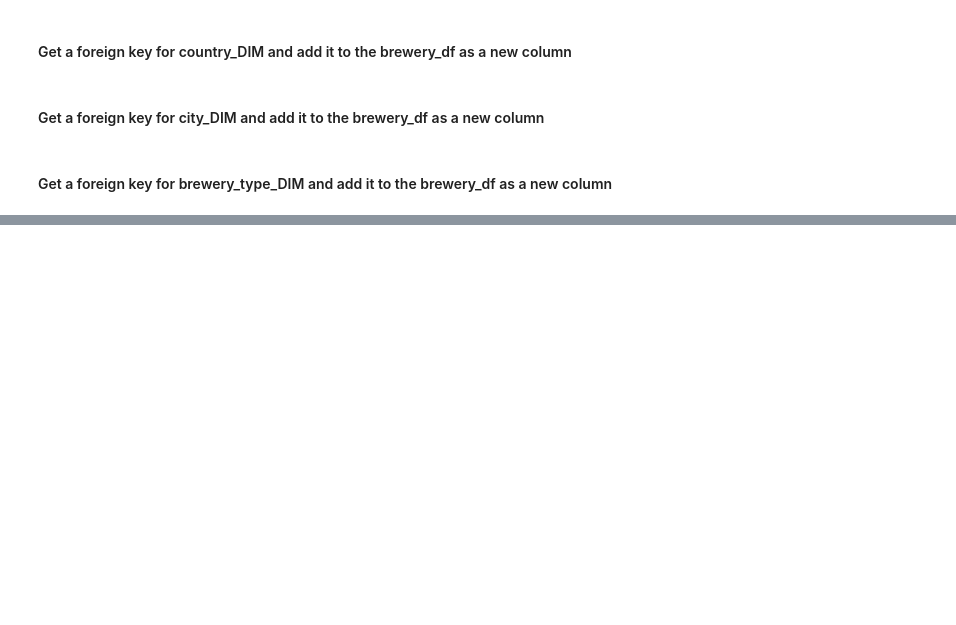
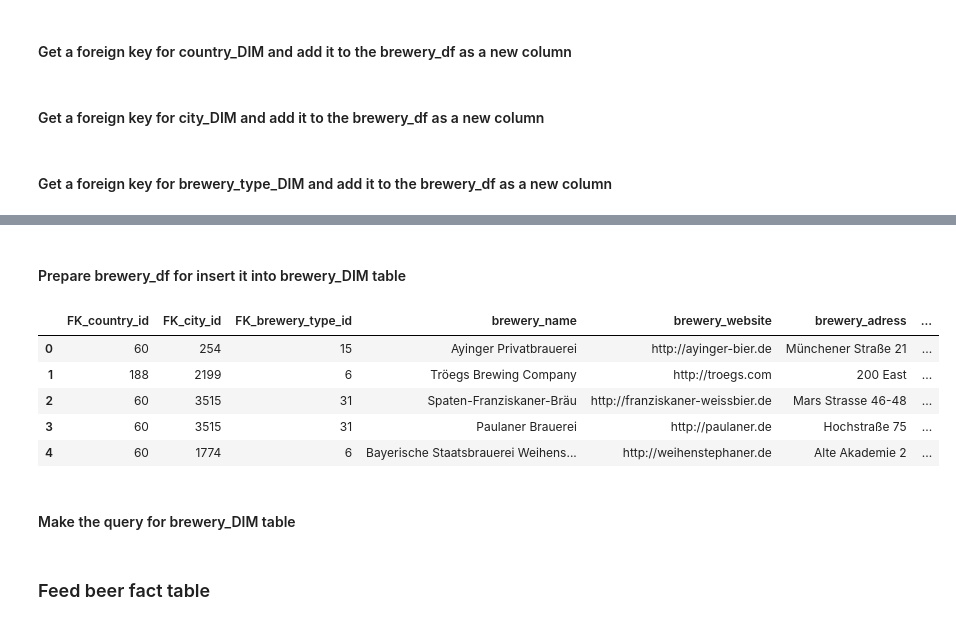
Before and after one commit to wjudt/projects_repo, a Jupyter notebook: beer_ranking_web_scraping/SQL_database_preparation.ipynb, the cells around one changed output, grey strips where cells are left out. Drawn from its saved outputs; the diff is of its cells as text; code cells hidden in the pictures; blank space fills up the shorter version.

```diff
--- a/beer_ranking_web_scraping/SQL_database_preparation.ipynb
+++ b/beer_ranking_web_scraping/SQL_database_preparation.ipynb
@@ -447,11 +478,10 @@ country_DIM_select = cursor.execute(country_DIM_select_query).fetchall()
 #Add FK_country_id column into brewery_df
 brewery_df['FK_country_id'] = None
 for row in country_DIM_select:
-    if row[2]:
-        second_condition = (brewery_df['brewery_state'] == row[2])
+    if row[2] is None:
+        country_id_mask = (brewery_df['brewery_country'] == row[1]) & (brewery_df['brewery_state'].isnull())
     else:
-        second_condition = ~(brewery_df['brewery_state'] == row[2])
-    country_id_mask = (brewery_df['brewery_country'] == row[1]) & second_condition
+        country_id_mask = (brewery_df['brewery_country'] == row[1]) & (brewery_df['brewery_state'] == row[2])
     brewery_df['FK_country_id'].loc[country_id_mask] = row[0]
 # %% [markdown]
 #### Get a foreign key for city_DIM and add it to the  brewery_df as a new column
@@ -474,10 +504,17 @@ for row in city_DIM_select:
 brewery_type_DIM_select_query = "SELECT * FROM [beer_db].[dbo].[brewery_type_DIM]"
 
 # Execute the query.
-city_DIM_select = cursor.execute(brewery_type_DIM_select_query).fetchall()
+brewery_type_DIM_select = cursor.execute(brewery_type_DIM_select_query).fetchall()
 
-#Add FK_city_id column into brewery_df
-# brewery_df['FK_city_id'] = None
-# for row in city_DIM_select:
-#     city_id_mask = brewery_df['brewery_city'] == row[1]
-#     brewery_df['FK_city_id'].loc[city_id_mask] = row[0]
+# Generate a boolean mask from brewery types list of lists - now i know that lists inside dataseries are very annoying
+brewery_types_unique_items = to_1D(brewery_df["brewery_type"]).value_counts()
+brewery_types_bool_df = boolean_df(brewery_df["brewery_type"], unique_items.keys())
+
+# Add FK_brewery_type_id column into brewery_df
+brewery_df['FK_brewery_type_id'] = None
+bool_df_cols = brewery_types_bool_df.columns
+
+#This solution is far from a perfection but it works, i have to find a solution how to make it prettier next time
+for row in brewery_type_DIM_select:
+    brewery_type_id_mask = (brewery_types_bool_df[bool_df_cols[0]] == row[1]) & (brewery_types_bool_df[bool_df_cols[1]] == row[2]) & (brewery_types_bool_df[bool_df_cols[2]] == row[3]) & (brewery_types_bool_df[bool_df_cols[3]] == row[4]) & (brewery_types_bool_df[bool_df_cols[4]] == row[5])
+    brewery_df['FK_brewery_type_id'].loc[brewery_type_id_mask] = row[0]
@@ -517,0 +521,24 @@ brewery_df
+# %% [markdown]
+#### Prepare brewery_df for insert it into brewery_DIM table
+# %%
+brewery_DIM_df = brewery_df[['FK_country_id',
+                             'FK_city_id',
+                             'FK_brewery_type_id',
+                             'brewery_name',
+                             'brewery_website',
+                             'brewery_adress',
+                             'brewery_postal_code',
+                             'brewery_telephone',
+                             'brewery_map',
+                             'brewery_notes']]
+brewery_df_list = brewery_DIM_df.values.tolist()
+brewery_DIM_df.head()
+# %% [output]
+|  | FK_country_id | FK_city_id | FK_brewery_type_id | brewery_name | brewery_website | brewery_adress | ... |
+| 0 | 60 | 254 | 15 | Ayinger Privatbrauerei | http://ayinger-bier.de | Münchener Straße 21 | ... |
+| 1 | 188 | 2199 | 6 | Tröegs Brewing Company | http://troegs.com | 200 East | ... |
+| 2 | 60 | 3515 | 31 | Spaten-Franziskaner-Bräu | http://franziskaner-weissbier.de | Mars Strasse 46-48 | ... |
+| 3 | 60 | 3515 | 31 | Paulaner Brauerei | http://paulaner.de | Hochstraße 75 | ... |
+| 4 | 60 | 1774 | 6 | Bayerische Staatsbrauerei Weihens... | http://weihenstephaner.de | Alte Akademie 2 | ... |
+# %% [markdown]
+#### Make the query for brewery_DIM table
@@ -518,3 +567,5 @@ brewery_df
+# %% [markdown]
+### Feed beer fact table
 # %%
 # beer_name
 # name of style
```
Also changed, not shown: parts of 9 cells of this notebook, 6 other files.
